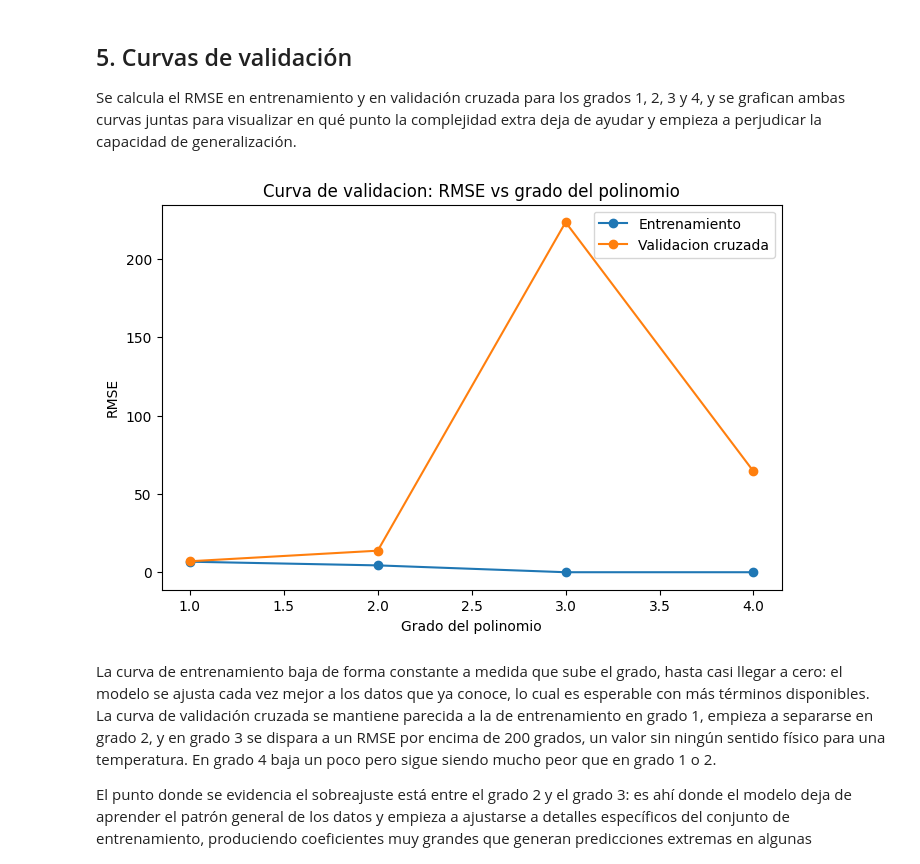
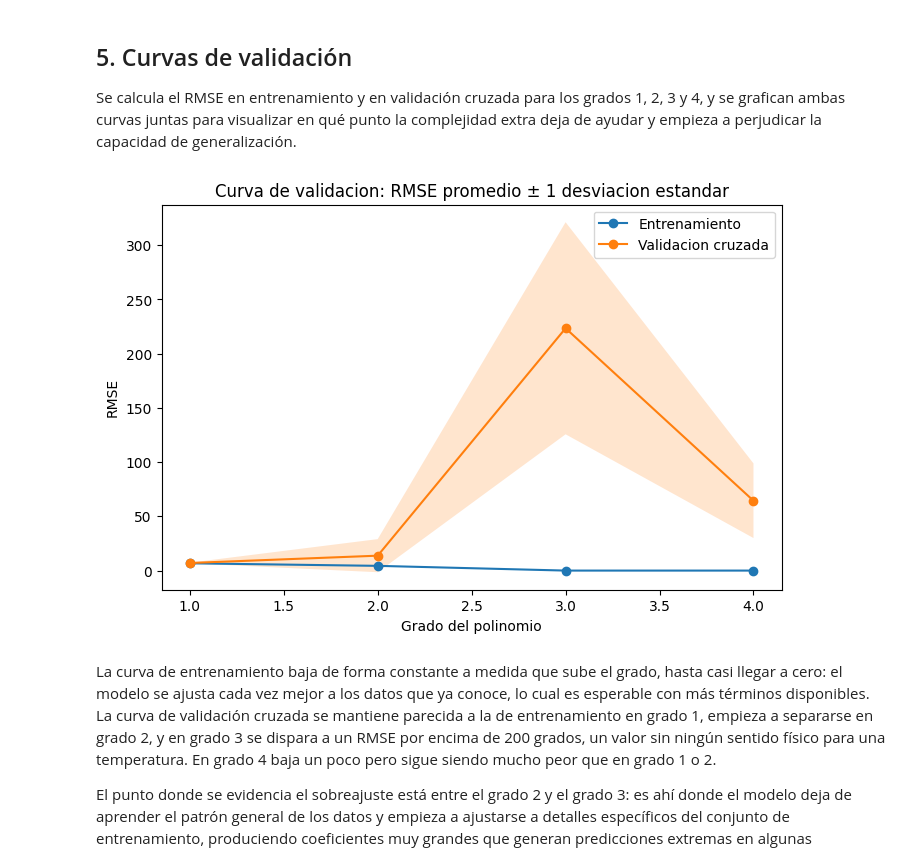
Before and after one commit to Dangar221/Lab2, a Jupyter notebook: L2/Laboratorio2_Garcia_Ferreira.ipynb, the cells around one changed output. Cells and saved outputs as stored; diff of their text form; code cells hidden in the pictures.

```diff
--- a/L2/Laboratorio2_Garcia_Ferreira.ipynb
+++ b/L2/Laboratorio2_Garcia_Ferreira.ipynb
@@ -233,28 +233,38 @@ Se calcula el RMSE en entrenamiento y en validación cruzada para los grados 1,
 # %%
 grados = [1, 2, 3, 4]
 
 train_scores, val_scores = validation_curve(
     pipeline_polinomial, X_train, y_train,
     param_name='preparacion__numericas__polynomial__degree',
     param_range=grados,
     cv=5,
     scoring='neg_root_mean_squared_error',
     n_jobs=-1
 )
 
 rmse_train_grados = -train_scores.mean(axis=1)
 rmse_val_grados = -val_scores.mean(axis=1)
+rmse_train_std = train_scores.std(axis=1)
+rmse_val_std = val_scores.std(axis=1)
 
 plt.figure(figsize=(8, 5))
 plt.plot(grados, rmse_train_grados, marker='o', label='Entrenamiento')
 plt.plot(grados, rmse_val_grados, marker='o', label='Validacion cruzada')
+plt.fill_between(
+    grados, rmse_train_grados - rmse_train_std, rmse_train_grados + rmse_train_std,
+    alpha=0.2
+)
+plt.fill_between(
+    grados, rmse_val_grados - rmse_val_std, rmse_val_grados + rmse_val_std,
+    alpha=0.2
+)
 plt.xlabel('Grado del polinomio')
 plt.ylabel('RMSE')
-plt.title('Curva de validacion: RMSE vs grado del polinomio')
+plt.title('Curva de validacion: RMSE promedio ± 1 desviacion estandar')
 plt.legend()
 plt.show()
 # %% [output]
-[figure, old version]
+[figure, new version]
 # %% [markdown]
 La curva de entrenamiento baja de forma constante a medida que sube el grado, hasta casi llegar a cero: el modelo se ajusta cada vez mejor a los datos que ya conoce, lo cual es esperable con más términos disponibles. La curva de validación cruzada se mantiene parecida a la de entrenamiento en grado 1, empieza a separarse en grado 2, y en grado 3 se dispara a un RMSE por encima de 200 grados, un valor sin ningún sentido físico para una temperatura. En grado 4 baja un poco pero sigue siendo mucho peor que en grado 1 o 2.
 
```
Also changed, not shown: parts of 12 cells of this notebook.
